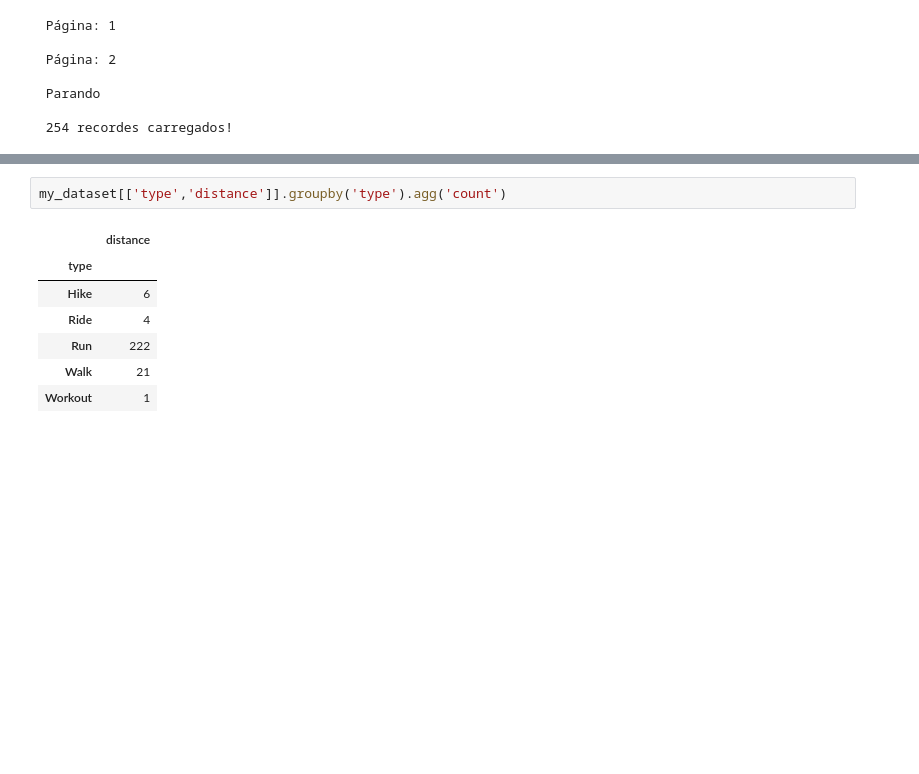
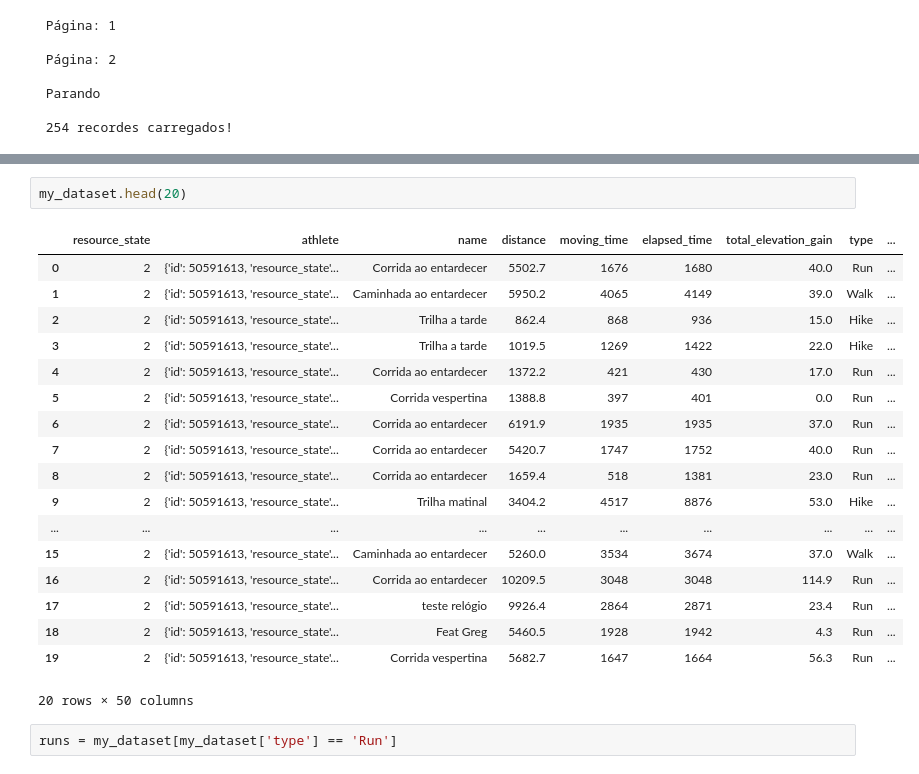
Before and after one commit to eduschelle/My-workout-analysis, a Jupyter notebook: My-workout-analysis.ipynb, the cells around one changed output, grey strips where cells are left out. Drawn from its saved outputs; the diff is of its cells as text; blank space fills up the shorter version.

```diff
--- a/My-workout-analysis.ipynb
+++ b/My-workout-analysis.ipynb
@@ -50,10 +66,23 @@ my_dataset['start_date'] = pd.to_datetime(my_dataset['start_date'],infer_datetim
+# %%
+my_dataset.head(20)
+# %% [output]
+|  | resource_state | athlete | name | distance | moving_time | elapsed_time | total_elevation_gain | type | ... |
+| 0 | 2 | {'id': 50591613, 'resource_state'... | Corrida ao entardecer | 5502.7 | 1676 | 1680 | 40.0 | Run | ... |
+| 1 | 2 | {'id': 50591613, 'resource_state'... | Caminhada ao entardecer | 5950.2 | 4065 | 4149 | 39.0 | Walk | ... |
+| 2 | 2 | {'id': 50591613, 'resource_state'... | Trilha a tarde | 862.4 | 868 | 936 | 15.0 | Hike | ... |
+| 3 | 2 | {'id': 50591613, 'resource_state'... | Trilha a tarde | 1019.5 | 1269 | 1422 | 22.0 | Hike | ... |
+| 4 | 2 | {'id': 50591613, 'resource_state'... | Corrida ao entardecer | 1372.2 | 421 | 430 | 17.0 | Run | ... |
+| 5 | 2 | {'id': 50591613, 'resource_state'... | Corrida vespertina | 1388.8 | 397 | 401 | 0.0 | Run | ... |
+| 6 | 2 | {'id': 50591613, 'resource_state'... | Corrida ao entardecer | 6191.9 | 1935 | 1935 | 37.0 | Run | ... |
+| 7 | 2 | {'id': 50591613, 'resource_state'... | Corrida ao entardecer | 5420.7 | 1747 | 1752 | 40.0 | Run | ... |
+| 8 | 2 | {'id': 50591613, 'resource_state'... | Corrida ao entardecer | 1659.4 | 518 | 1381 | 23.0 | Run | ... |
+| 9 | 2 | {'id': 50591613, 'resource_state'... | Trilha matinal | 3404.2 | 4517 | 8876 | 53.0 | Hike | ... |
+| ... | ... | ... | ... | ... | ... | ... | ... | ... | ... |
+| 15 | 2 | {'id': 50591613, 'resource_state'... | Caminhada ao entardecer | 5260.0 | 3534 | 3674 | 37.0 | Walk | ... |
+| 16 | 2 | {'id': 50591613, 'resource_state'... | Corrida ao entardecer | 10209.5 | 3048 | 3048 | 114.9 | Run | ... |
+| 17 | 2 | {'id': 50591613, 'resource_state'... | teste relógio | 9926.4 | 2864 | 2871 | 23.4 | Run | ... |
+| 18 | 2 | {'id': 50591613, 'resource_state'... | Feat Greg | 5460.5 | 1928 | 1942 | 4.3 | Run | ... |
+| 19 | 2 | {'id': 50591613, 'resource_state'... | Corrida vespertina | 5682.7 | 1647 | 1664 | 56.3 | Run | ... |
+20 rows × 50 columns
 # %%
-my_dataset[['type','distance']].groupby('type').agg('count')
+runs = my_dataset[my_dataset['type'] == 'Run']
-# %% [output]
-|  | distance |
-| type |  |
-| Hike | 6 |
-| Ride | 4 |
-| Run | 222 |
-| Walk | 21 |
-| Workout | 1 |
```
Also changed, not shown: parts of 7 cells of this notebook.
